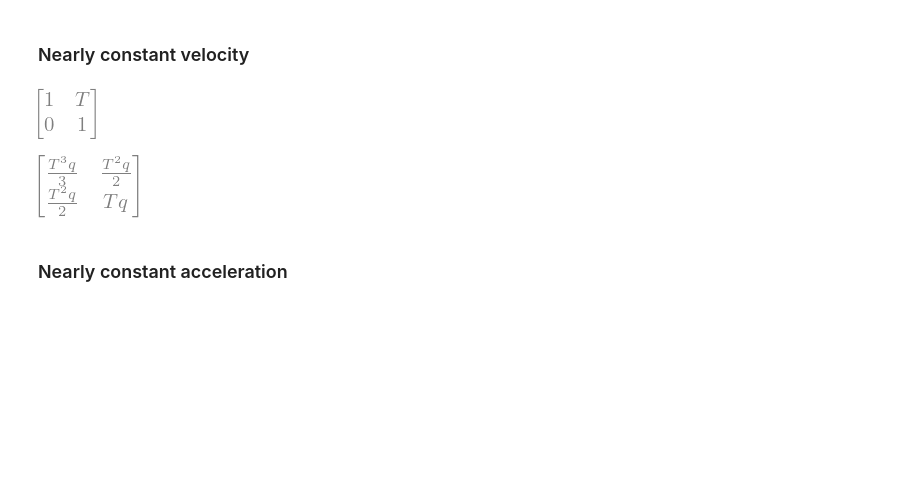
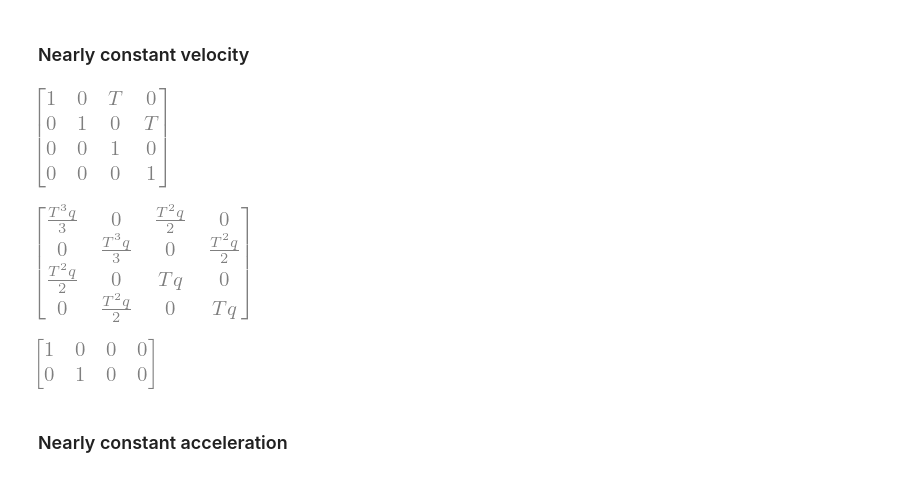
Before and after one commit to markoMedved/Advanced-methods-in-computer-vision-assignments, a Jupyter notebook: Advanced-tracking/Kalman_filter.ipynb, the cells around one changed output. Saved outputs shown, nothing was run; the diff lists cells and outputs as text; code cells hidden in the pictures; blank space fills up the shorter version.

```diff
--- a/Advanced-tracking/Kalman_filter.ipynb
+++ b/Advanced-tracking/Kalman_filter.ipynb
@@ -31,16 +35,25 @@ display(H)
 # %% [markdown]
 ### Nearly constant velocity
 # %%
+# NOTE: state is [x,y, x_vel, y_vel]
 T_NCV, q_NCV = sp.symbols('T, q')
-F_NCV = sp.Matrix([[0,1],[0,0]])
-Fi_NCV = sp.exp(F_NCV*T_NCV)
+F_NCV = sp.Matrix([[0,0, 1,0],[0,0,0,1], [0,0,0,0], [0,0,0,0]])
+Fi_NCV = sp.exp(F_NCV * T_NCV)
 display(Fi_NCV)
-L_NCV = sp.Matrix([[0], [1]])
+L_NCV = sp.Matrix([
+    [0, 0],
+    [0, 0],
+    [1, 0],
+    [0, 1]
+])
 # The covariance matrix
 Q_NCV = sp.integrate((Fi_NCV * L_NCV) * q_NCV * (Fi_NCV  * L_NCV).T, (T_NCV, 0, T_NCV) )
 display(Q_NCV)
+H_NCV = sp.Matrix([[1,0,0,0], [0,1,0,0]])
+display(H_NCV)
 # %% [output]
-[figure, old version]
+[figure, new version]
-[figure, old version]
+[figure, new version]
+[figure, added]
 # %% [markdown]
 ### Nearly constant acceleration
```
Also changed, not shown: parts of 11 cells of this notebook, 9 other files.
